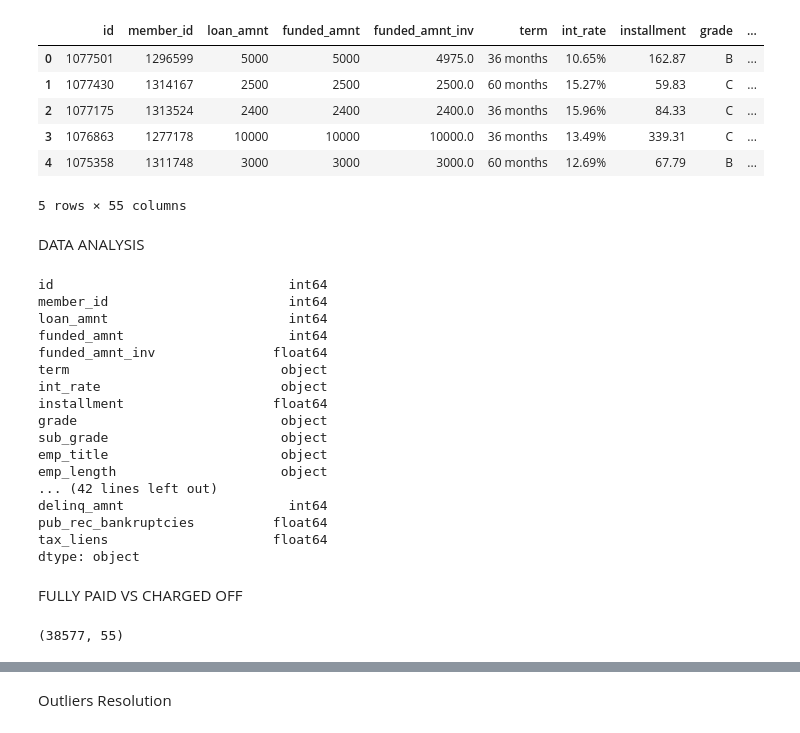
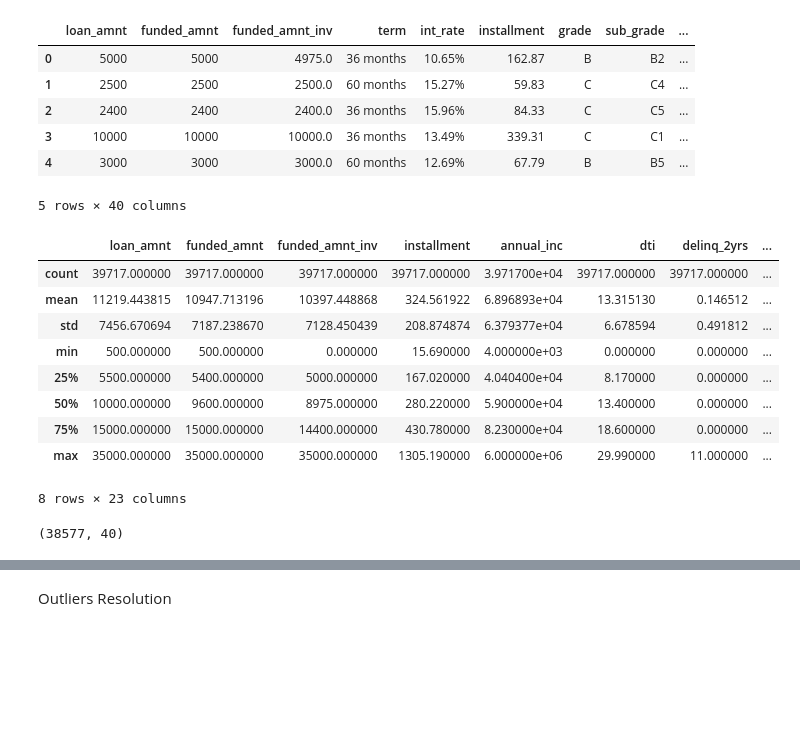
Before and after one commit to ajurawat/Lending-Club, a Jupyter notebook: Analysis.ipynb, the cells around one changed output, grey strips where cells are left out. Saved outputs shown, nothing was run; the diff lists cells and outputs as text; code cells hidden in the pictures; blank space fills up the shorter version.

Commit message:
Data Cleaning

```diff
--- a/Analysis.ipynb
+++ b/Analysis.ipynb
@@ -39,8 +18,4 @@ memory usage: 33.6+ MB
 # %%
-"Data Cleaning"
-#Dropping columns with high missing values
-# Removing unnecessary columns.
-loan_data = loan_data.drop(['desc','emp_title','url','title','zip_code','addr_state','delinq_2yrs','earliest_cr_line','pub_rec','revol_bal','revol_util','total_acc','out_prncp','out_prncp_inv','total_pymnt','total_pymnt_inv','total_rec_prncp','total_rec_int','total_rec_late_fee','recoveries','collection_recovery_fee','last_credit_pull_d','pub_rec_bankruptcies','mths_since_last_delinq', 'mths_since_last_record','next_pymnt_d','mths_since_last_major_derog','annual_inc_joint','dti_joint','verification_status_joint','tot_cur_bal','open_acc_6m','open_il_6m','open_il_12m','open_il_24m','mths_since_rcnt_il','total_bal_il','il_util','open_rv_12m','open_rv_24m','max_bal_bc','all_util','total_rev_hi_lim','inq_fi','total_cu_tl','inq_last_12m','acc_open_past_24mths','avg_cur_bal','bc_open_to_buy','bc_util','mo_sin_old_rev_tl_op','mo_sin_rcnt_rev_tl_op','mo_sin_rcnt_tl','mort_acc','mths_since_recent_bc','mths_since_recent_bc_dlq','mths_since_recent_inq','mths_since_recent_revol_delinq','num_accts_ever_120_pd','num_actv_bc_tl','num_actv_rev_tl','num_bc_sats','num_bc_tl','num_il_tl','num_op_rev_tl','num_rev_accts','num_rev_tl_bal_gt_0','num_sats','num_tl_120dpd_2m','num_tl_30dpd','num_tl_90g_dpd_24m','num_tl_op_past_12m','pct_tl_nvr_dlq','percent_bc_gt_75','tot_hi_cred_lim','total_bal_ex_mort','total_bc_limit','total_il_high_credit_limit','tot_coll_amt','mo_sin_old_il_acct'], axis=1)
-
+loan_data = loan_data.drop(['collections_12_mths_ex_med','mths_since_last_major_derog','policy_code','application_type','annual_inc_joint','dti_joint','verification_status_joint','acc_now_delinq','tot_coll_amt','tot_cur_bal','open_acc_6m','open_il_6m','open_il_12m','open_il_24m','mths_since_rcnt_il','total_bal_il','il_util','open_rv_12m','open_rv_24m','max_bal_bc','all_util','total_rev_hi_lim','inq_fi','total_cu_tl','inq_last_12m','acc_open_past_24mths','avg_cur_bal','bc_open_to_buy','bc_util','chargeoff_within_12_mths','delinq_amnt','mo_sin_old_il_acct','mo_sin_old_rev_tl_op','mo_sin_rcnt_rev_tl_op','mo_sin_rcnt_tl','mort_acc','mths_since_recent_bc','mths_since_recent_bc_dlq','mths_since_recent_inq','mths_since_recent_revol_delinq','num_accts_ever_120_pd','num_actv_bc_tl','num_actv_rev_tl','num_bc_sats','num_bc_tl','num_il_tl','num_op_rev_tl','num_rev_accts','num_rev_tl_bal_gt_0','num_sats','num_tl_120dpd_2m','num_tl_30dpd','num_tl_90g_dpd_24m','num_tl_op_past_12m','pct_tl_nvr_dlq','percent_bc_gt_75','pub_rec_bankruptcies','tax_liens','tot_hi_cred_lim','total_bal_ex_mort','total_bc_limit','total_il_high_credit_limit','pymnt_plan','application_type'],axis=1)
 loan_data.shape
 # %% [output]
@@ -102,4 +104 @@ tax_liens                         1
 dtype: int64
-# %%
-loan_data.drop(['pymnt_plan', "initial_list_status",'collections_12_mths_ex_med','policy_code', 'application_type', 'acc_now_delinq', 'chargeoff_within_12_mths', 'delinq_amnt', 'tax_liens'], axis = 1, inplace = True)
-loan_data.head()
@@ -136,41 +105,35 @@ dtype: float64
-# %%
-loan_data.drop(['next_pymnt_d', "mths_since_last_record"], axis = 1, inplace = True)
-loan_data.head()
-# %% [output]
-|  | id | member_id | loan_amnt | funded_amnt | funded_amnt_inv | term | int_rate | installment | grade | ... |
-| 0 | 1077501 | 1296599 | 5000 | 5000 | 4975.0 | 36 months | 10.65% | 162.87 | B | ... |
-| 1 | 1077430 | 1314167 | 2500 | 2500 | 2500.0 | 60 months | 15.27% | 59.83 | C | ... |
-| 2 | 1077175 | 1313524 | 2400 | 2400 | 2400.0 | 36 months | 15.96% | 84.33 | C | ... |
-| 3 | 1076863 | 1277178 | 10000 | 10000 | 10000.0 | 36 months | 13.49% | 339.31 | C | ... |
-| 4 | 1075358 | 1311748 | 3000 | 3000 | 3000.0 | 60 months | 12.69% | 67.79 | B | ... |
-5 rows × 55 columns
-# %% [markdown]
-DATA ANALYSIS
+# %%
+#dropping columns with unique values
+loan_data.drop(['id','member_id','url'], axis = 1, inplace = True)
+
+#emp_title,title and desc columns have more than 50% unqiue values so dropping them as well
+loan_data.drop(['emp_title','title','desc'], axis = 1, inplace = True)
 # %%
-loan_data.dtypes
+loan_data.head()
 # %% [output]
+|  | loan_amnt | funded_amnt | funded_amnt_inv | term | int_rate | installment | grade | sub_grade | ... |
+| 0 | 5000 | 5000 | 4975.0 | 36 months | 10.65% | 162.87 | B | B2 | ... |
+| 1 | 2500 | 2500 | 2500.0 | 60 months | 15.27% | 59.83 | C | C4 | ... |
+| 2 | 2400 | 2400 | 2400.0 | 36 months | 15.96% | 84.33 | C | C5 | ... |
+| 3 | 10000 | 10000 | 10000.0 | 36 months | 13.49% | 339.31 | C | C1 | ... |
+| 4 | 3000 | 3000 | 3000.0 | 60 months | 12.69% | 67.79 | B | B5 | ... |
-id                              int64
-member_id                       int64
-loan_amnt                       int64
-funded_amnt                     int64
-funded_amnt_inv               float64
-term                           object
-int_rate                       object
-installment                   float64
-grade                          object
-sub_grade                      object
-emp_title                      object
-emp_length                     object
-... (42 lines left out)
-delinq_amnt                     int64
-pub_rec_bankruptcies          float64
-tax_liens                     float64
-dtype: object
+5 rows × 40 columns
-# %% [markdown]
-FULLY PAID VS CHARGED OFF
+# %%
+loan_data.describe()
+# %% [output]
+|  | loan_amnt | funded_amnt | funded_amnt_inv | installment | annual_inc | dti | delinq_2yrs | ... |
+| count | 39717.000000 | 39717.000000 | 39717.000000 | 39717.000000 | 3.971700e+04 | 39717.000000 | 39717.000000 | ... |
+| mean | 11219.443815 | 10947.713196 | 10397.448868 | 324.561922 | 6.896893e+04 | 13.315130 | 0.146512 | ... |
+| std | 7456.670694 | 7187.238670 | 7128.450439 | 208.874874 | 6.379377e+04 | 6.678594 | 0.491812 | ... |
+| min | 500.000000 | 500.000000 | 0.000000 | 15.690000 | 4.000000e+03 | 0.000000 | 0.000000 | ... |
+| 25% | 5500.000000 | 5400.000000 | 5000.000000 | 167.020000 | 4.040400e+04 | 8.170000 | 0.000000 | ... |
+| 50% | 10000.000000 | 9600.000000 | 8975.000000 | 280.220000 | 5.900000e+04 | 13.400000 | 0.000000 | ... |
+| 75% | 15000.000000 | 15000.000000 | 14400.000000 | 430.780000 | 8.230000e+04 | 18.600000 | 0.000000 | ... |
+| max | 35000.000000 | 35000.000000 | 35000.000000 | 1305.190000 | 6.000000e+06 | 29.990000 | 11.000000 | ... |
+8 rows × 23 columns
 # %%
 #Current are still active hence will not contribute in analysis
 loan_data = loan_data[loan_data.loan_status!='Current']
 loan_data.shape
 # %% [output]
-(38577, 55)
+(38577, 40)
```
Also changed, not shown: parts of 22 cells of this notebook.
